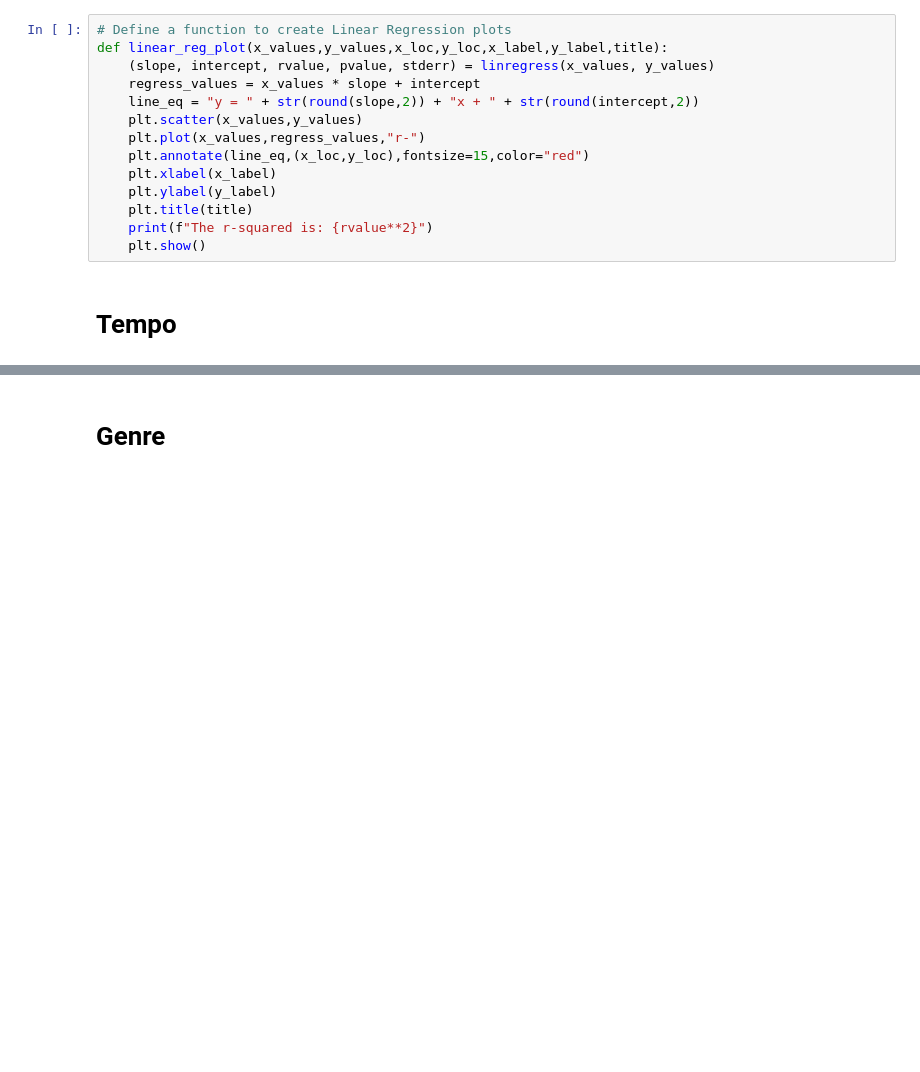
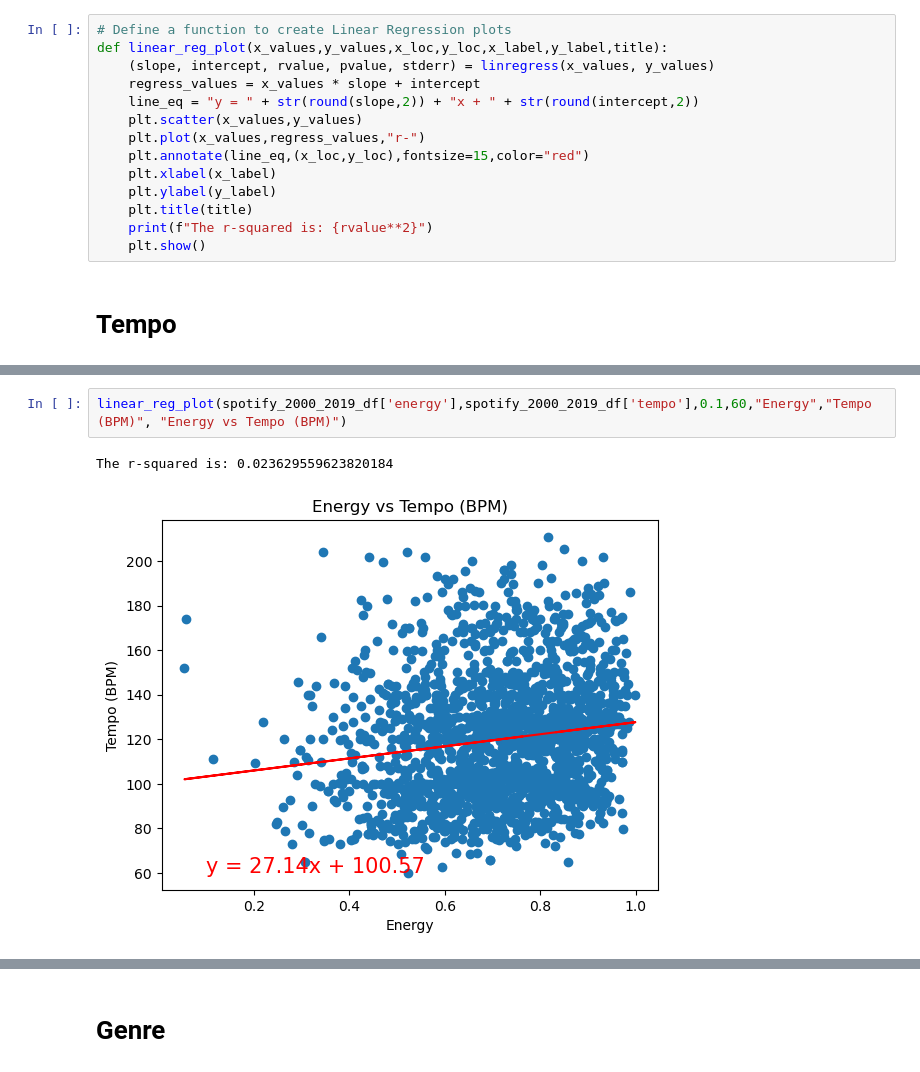
Before and after one commit to RyWheliss96/project-one, a Jupyter notebook: tempo_genre.ipynb, the cells around one changed output, grey strips where cells are left out. Saved outputs shown, nothing was run; the diff lists cells and outputs as text; blank space fills up the shorter version.

```diff
--- a/tempo_genre.ipynb
+++ b/tempo_genre.ipynb
@@ -42 +42,6 @@ The r-squared is: 0.00020416023921502078
 [figure]
+# %%
+linear_reg_plot(spotify_2000_2019_df['energy'],spotify_2000_2019_df['tempo'],0.1,60,"Energy","Tempo (BPM)", "Energy vs Tempo (BPM)")
+# %% [output]
+The r-squared is: 0.023629559623820184
+[figure, added]
```
Also changed, not shown: parts of 4 cells of this notebook, 1 other file.
